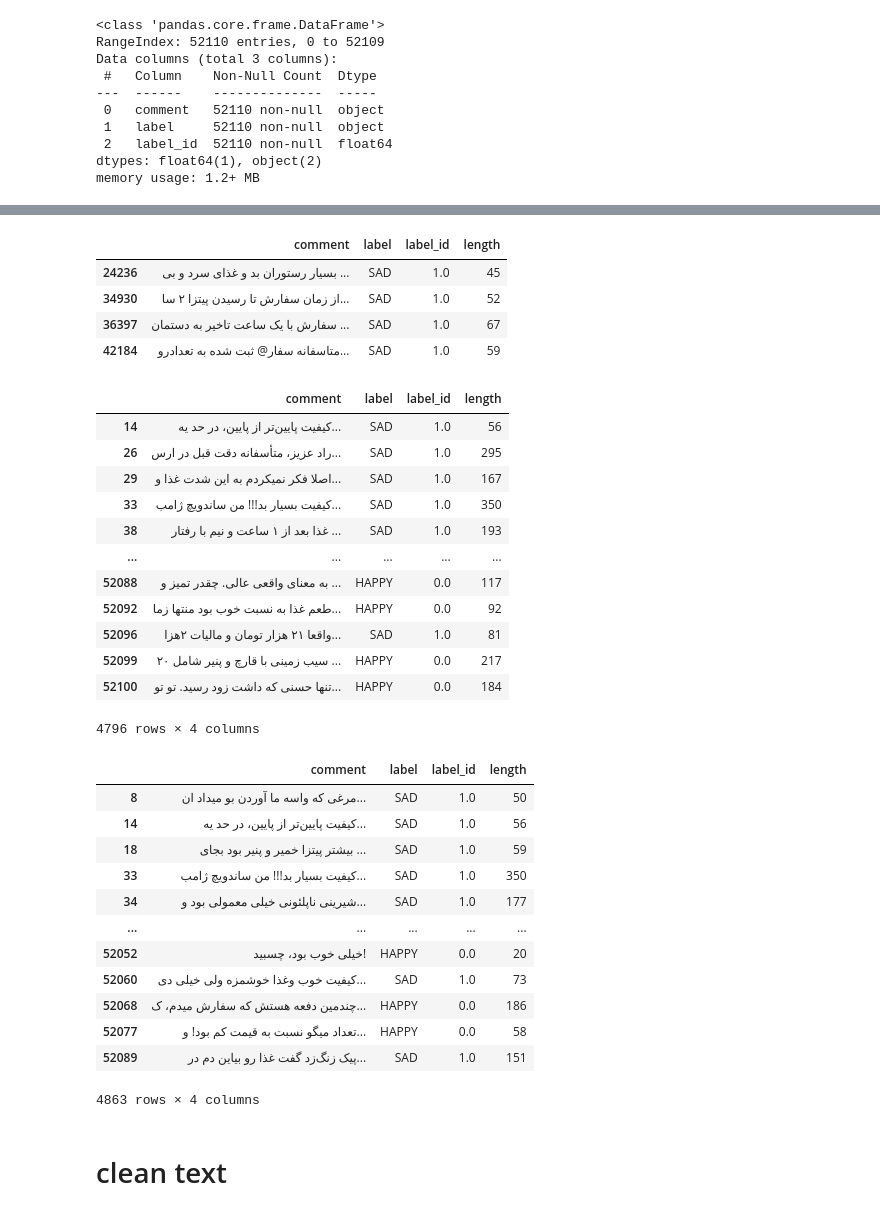
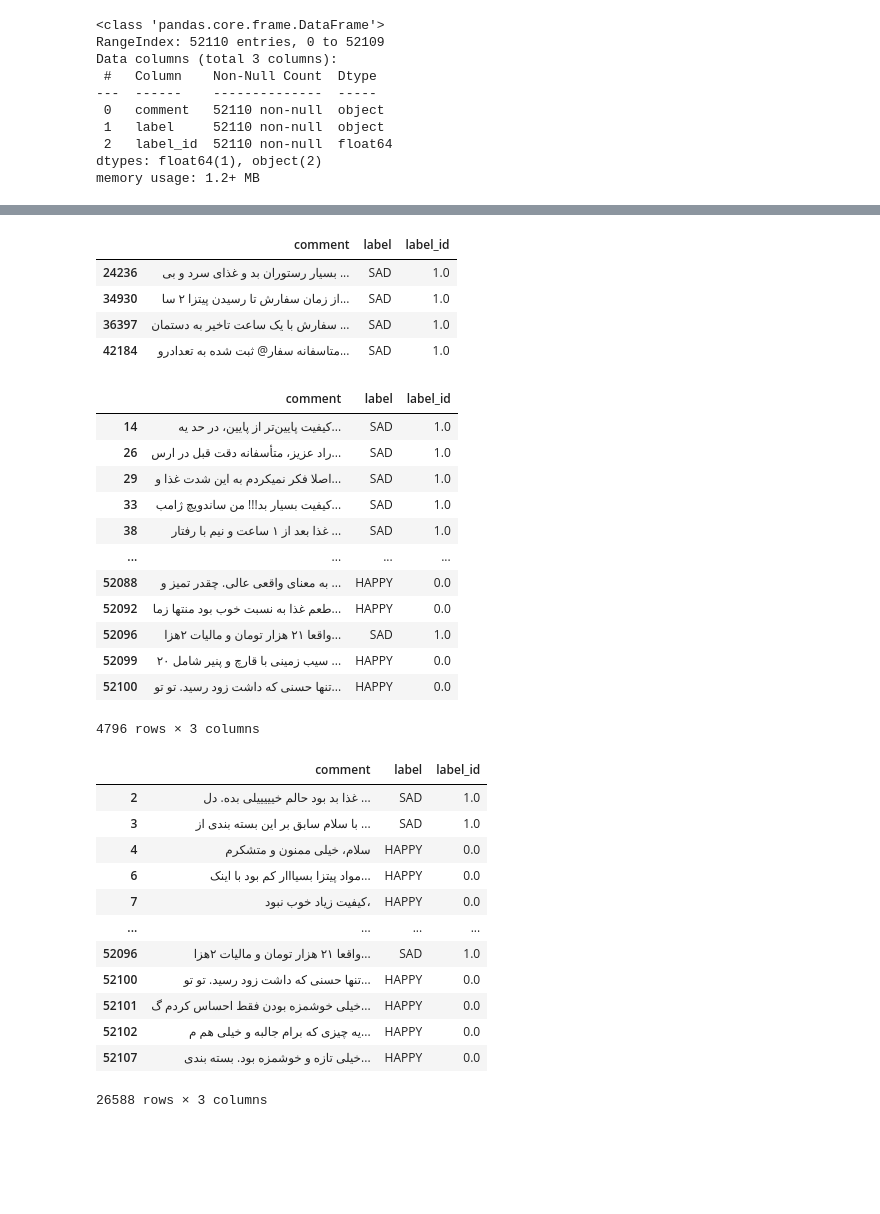
Before and after one commit to miladevh/snapfood-sentiment-analysis, a Jupyter notebook: notebooks/notebook.ipynb, the cells around one changed output, grey strips where cells are left out. Saved outputs shown, nothing was run; the diff lists cells and outputs as text; code cells hidden in the pictures; blank space fills up the shorter version.

```diff
--- a/notebooks/notebook.ipynb
+++ b/notebooks/notebook.ipynb
@@ -61,3 +68,0 @@ dtype: int64
-# %%
-train_df["length"] = train_df["comment"].apply(len)
-train_df
@@ -113,45 +76,45 @@ train_df[train_df["comment"].str.contains('http', case= False, na= False)]
 # %%
-# check mention
-train_df[train_df["comment"].str.contains('@', na= False)]
+# check mentions
+train_df[train_df["comment"].str.contains("@", na= False)]
 # %% [output]
-|  | comment | label | label_id | length |
-| 24236 | بسیار رستوران بد و غذای سرد و بی ... | SAD | 1.0 | 45 |
-| 34930 | از زمان سفارش تا رسیدن پیتزا ۲ سا... | SAD | 1.0 | 52 |
-| 36397 | سفارش با یک ساعت تاخیر به دستمان ... | SAD | 1.0 | 67 |
-| 42184 | متاسفانه سفار@ ثبت شده به تعدادرو... | SAD | 1.0 | 59 |
+|  | comment | label | label_id |
+| 24236 | بسیار رستوران بد و غذای سرد و بی ... | SAD | 1.0 |
+| 34930 | از زمان سفارش تا رسیدن پیتزا ۲ سا... | SAD | 1.0 |
+| 36397 | سفارش با یک ساعت تاخیر به دستمان ... | SAD | 1.0 |
+| 42184 | متاسفانه سفار@ ثبت شده به تعدادرو... | SAD | 1.0 |
 # %%
 # check number
 train_df[train_df["comment"].str.contains(r"\d", regex= True, na= False)]
 # %% [output]
-|  | comment | label | label_id | length |
-| 14 | کیفیت پایین‌تر از پایین، در حد یه... | SAD | 1.0 | 56 |
-| 26 | راد عزیز، متأسفانه دقت قبل در ارس... | SAD | 1.0 | 295 |
-| 29 | اصلا فکر نمیکردم به این شدت غذا و... | SAD | 1.0 | 167 |
-| 33 | کیفیت بسیار بد!!! من ساندویچ ژامب... | SAD | 1.0 | 350 |
-| 38 | غذا بعد از ۱ ساعت و نیم با رفتار ... | SAD | 1.0 | 193 |
-| ... | ... | ... | ... | ... |
-| 52088 | به معنای واقعی عالی. چقدر تمیز و ... | HAPPY | 0.0 | 117 |
-| 52092 | طعم غذا به نسبت خوب بود منتها زما... | HAPPY | 0.0 | 92 |
-| 52096 | واقعا ۲۱ هزار تومان و مالیات ۲هزا... | SAD | 1.0 | 81 |
-| 52099 | سیب زمینی با قارچ و پنیر شامل ۲۰ ... | HAPPY | 0.0 | 217 |
-| 52100 | تنها حسنی که داشت زود رسید. تو تو... | HAPPY | 0.0 | 184 |
+|  | comment | label | label_id |
+| 14 | کیفیت پایین‌تر از پایین، در حد یه... | SAD | 1.0 |
+| 26 | راد عزیز، متأسفانه دقت قبل در ارس... | SAD | 1.0 |
+| 29 | اصلا فکر نمیکردم به این شدت غذا و... | SAD | 1.0 |
+| 33 | کیفیت بسیار بد!!! من ساندویچ ژامب... | SAD | 1.0 |
+| 38 | غذا بعد از ۱ ساعت و نیم با رفتار ... | SAD | 1.0 |
+| ... | ... | ... | ... |
+| 52088 | به معنای واقعی عالی. چقدر تمیز و ... | HAPPY | 0.0 |
+| 52092 | طعم غذا به نسبت خوب بود منتها زما... | HAPPY | 0.0 |
+| 52096 | واقعا ۲۱ هزار تومان و مالیات ۲هزا... | SAD | 1.0 |
+| 52099 | سیب زمینی با قارچ و پنیر شامل ۲۰ ... | HAPPY | 0.0 |
+| 52100 | تنها حسنی که داشت زود رسید. تو تو... | HAPPY | 0.0 |
-4796 rows × 4 columns
+4796 rows × 3 columns
 # %%
-# check '!'
-train_df[train_df["comment"].str.contains(r"[!?؟]", regex= True, na= False)]
+# check punctuation
+punctuation = string.punctuation + "،؛«»٪" # !"#$%&'()*+,-./:;<=>?@[\]^_`{|}~،؛«»٪
+pattern = f"[{re.escape(punctuation)}]" # [!"\#\$%\&'\(\)\*\+,\-\./:;<=>\?@\[\\\]\^_`\{\|\}\~،؛«»٪]
+train_df[train_df["comment"].str.contains(pattern, regex= True, na=False)]
 # %% [output]
-|  | comment | label | label_id | length |
-| 8 | مرغی که واسه ما آوردن بو میداد ان... | SAD | 1.0 | 50 |
-| 14 | کیفیت پایین‌تر از پایین، در حد یه... | SAD | 1.0 | 56 |
-| 18 | بیشتر پیتزا خمیر و پنیر بود بجای ... | SAD | 1.0 | 59 |
-| 33 | کیفیت بسیار بد!!! من ساندویچ ژامب... | SAD | 1.0 | 350 |
-| 34 | شیرینی ناپلئونی خیلی معمولی بود و... | SAD | 1.0 | 177 |
-| ... | ... | ... | ... | ... |
-| 52052 | خیلی خوب بود، چسبید! | HAPPY | 0.0 | 20 |
-| 52060 | کیفیت خوب وغذا خوشمزه ولی خیلی دی... | SAD | 1.0 | 73 |
-| 52068 | چندمین دفعه هستش که سفارش میدم، ک... | HAPPY | 0.0 | 186 |
-| 52077 | تعداد میگو نسبت به قیمت کم بود! و... | HAPPY | 0.0 | 58 |
-| 52089 | پیک زنگ‌زد گفت غذا رو بیاین دم در... | SAD | 1.0 | 151 |
+|  | comment | label | label_id |
+| 2 | غذا بد بود حالم خیییییلی بده. دل ... | SAD | 1.0 |
+| 3 | با سلام سابق بر این بسته بندی از ... | SAD | 1.0 |
+| 4 | سلام، خیلی ممنون و متشکرم | HAPPY | 0.0 |
+| 6 | مواد پیتزا بسیااار کم بود با اینک... | HAPPY | 0.0 |
+| 7 | کیفیت زیاد خوب نبود، | HAPPY | 0.0 |
+| ... | ... | ... | ... |
+| 52096 | واقعا ۲۱ هزار تومان و مالیات ۲هزا... | SAD | 1.0 |
+| 52100 | تنها حسنی که داشت زود رسید. تو تو... | HAPPY | 0.0 |
+| 52101 | خیلی خوشمزه بودن فقط احساس کردم گ... | HAPPY | 0.0 |
+| 52102 | یه چیزی که برام جالبه و خیلی هم م... | HAPPY | 0.0 |
+| 52107 | خیلی تازه و خوشمزه بود. بسته بندی... | HAPPY | 0.0 |
-4863 rows × 4 columns
+26588 rows × 3 columns
-# %% [markdown]
-# clean text
```
Also changed, not shown: parts of 41 cells of this notebook, 1 other file.
